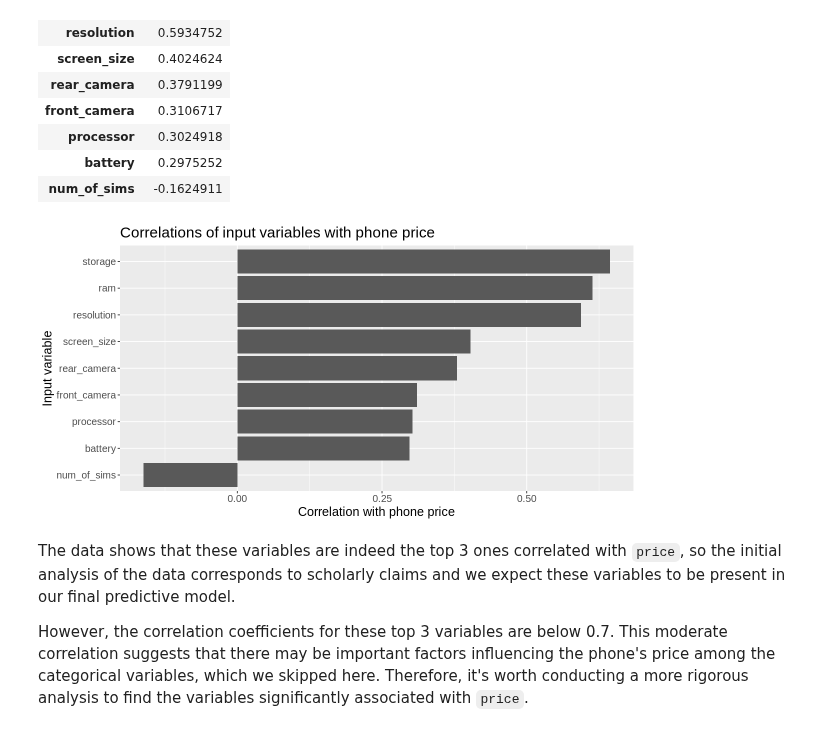
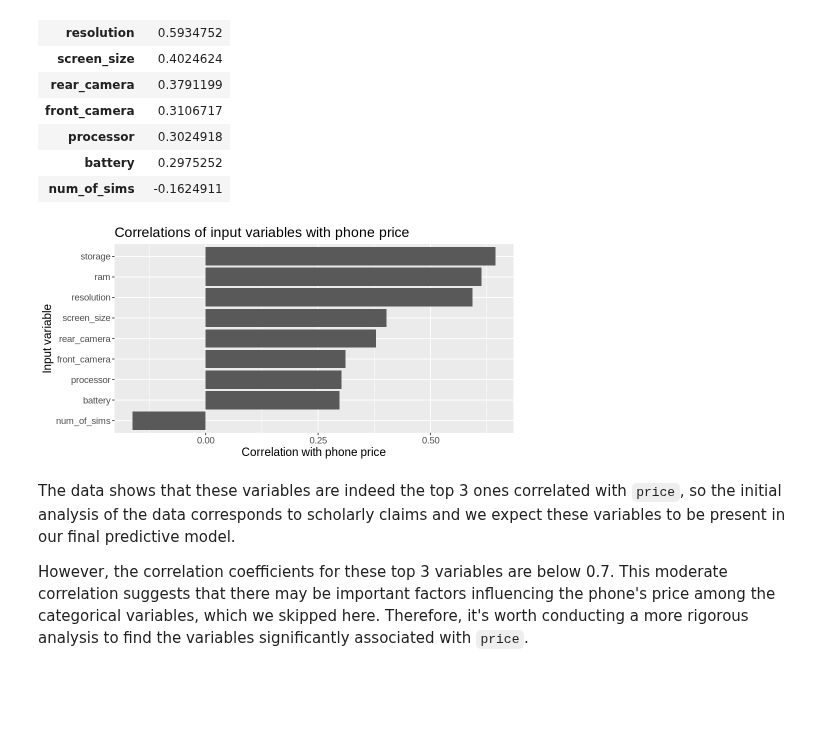
Before and after one commit to Ihor16/stat-301-project, a Jupyter notebook: FinalReport.ipynb, the cells around one changed output. Saved outputs shown, nothing was run; the diff lists cells and outputs as text; code cells hidden in the pictures; blank space fills up the shorter version.

```diff
--- a/FinalReport.ipynb
+++ b/FinalReport.ipynb
@@ -227,26 +227,26 @@ A data.frame: 9 × 1
 | battery | 0.2975252 |
 | num_of_sims | -0.1624911 |
 # %%
-options(repr.plot.width = 10, repr.plot.height = 5)
+options(repr.plot.width = 8, repr.plot.height = 4)
 
 # Plotting the distribution of calculated correlation coefficients
 tibble(
   correlation = phone_data_corr$correlation,
   name = phone_data_numeric[-1] %>% colnames()
 ) %>%
   ggplot(aes(x = reorder(name, correlation), y = correlation)) +
   geom_bar(stat = "identity") +
   labs(
     title = "Correlations of input variables with phone price",
     x = "Input variable",
     y = "Correlation with phone price"
   ) +
   theme(
-    text = element_text(size = 15)
+    text = element_text(size = 14)
   ) +
   coord_flip()
 # %% [output]
-[figure, old version]
+[figure, new version]
 # %% [markdown]
 The data shows that these variables are indeed the top 3 ones correlated with `price`, so the initial analysis of the data corresponds to scholarly claims and we expect these variables to be present in our final predictive model.
 
```
Also changed, not shown: parts of 20 cells of this notebook.
